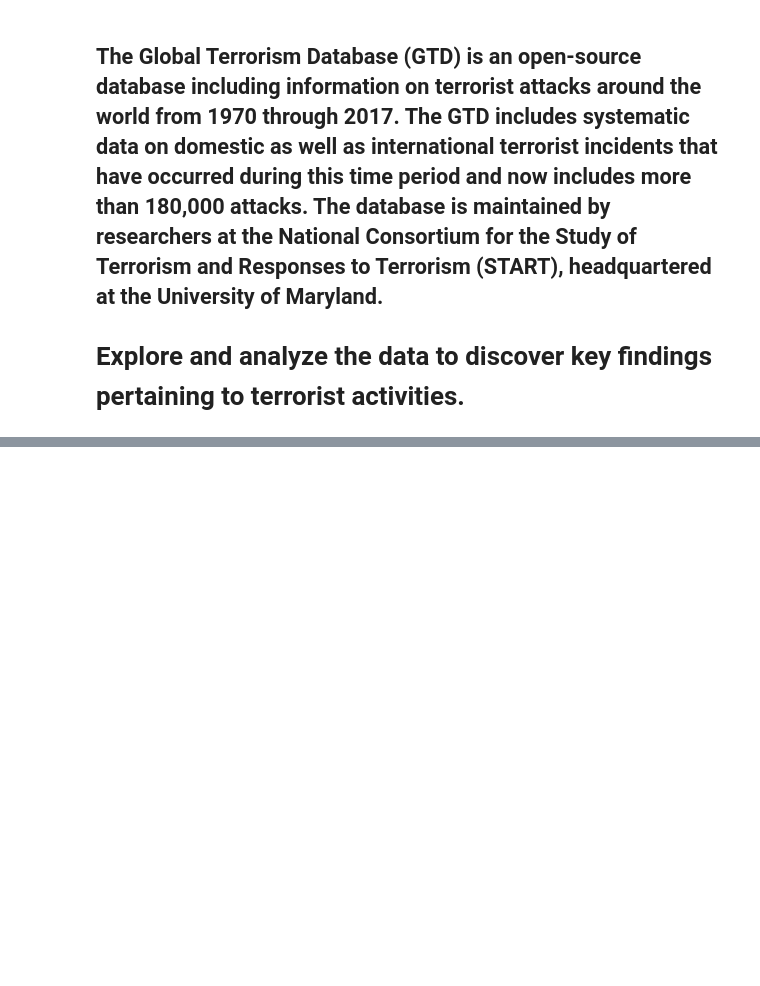
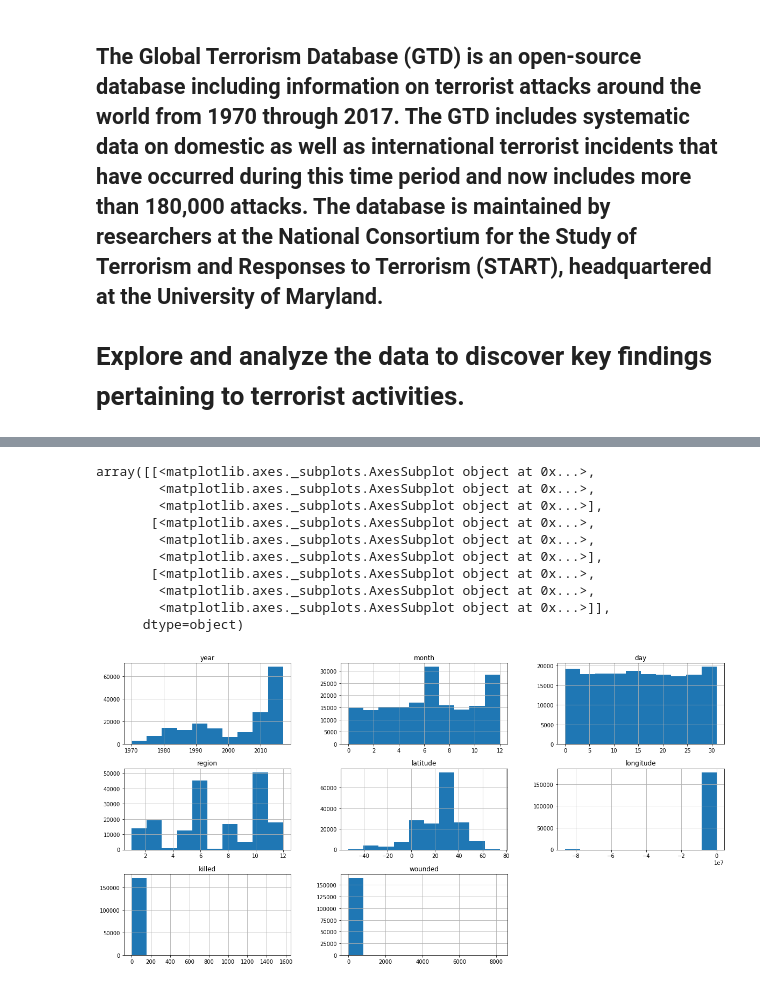
Before and after one commit to harshadsavle/EDA--global-terrorism-analysis, a Jupyter notebook: EDA_on_global_terrorism_harshad_savle_.ipynb, the cells around one changed output, grey strips where cells are left out. Cells and saved outputs as stored; diff of their text form; code cells hidden in the pictures; blank space fills up the shorter version.

```diff
--- a/EDA_on_global_terrorism_harshad_savle_.ipynb
+++ b/EDA_on_global_terrorism_harshad_savle_.ipynb
@@ -8,0 +21,3 @@
+# %%
+path='/content/drive/MyDrive/EDA 2 (GTA)/Copy of Global Terrorism Data.csv'
+df=pd.read_csv(path,encoding='latin-1')
@@ -8,0 +60,2 @@
+# %%
+df.rename(columns={'iyear':'Year','imonth':'Month','iday':'Day','country_txt':'Country','provstate':'state','region_txt':'Region','attacktype1_txt':'AttackType','target1':'Target','nkill':'Killed','nwound':'Wounded','summary':'Summary','gname':'Group','targtype1_txt':'Target_type','weaptype1_txt':'Weapon_type','motive':'Motive'},inplace=True)
@@ -8,0 +78,2 @@
+# %%
+df=df[['year','month','day','Country','state','region','city','latitude','longitude','attacktype','killed','wounded','target','Summary','group','target_type','weapon_type','Motive']]
@@ -8,0 +128,14 @@
+# %%
+df.hist(figsize=(20,10))
+# %% [output]
+array([[<matplotlib.axes._subplots.AxesSubplot object at 0x...>,
+        <matplotlib.axes._subplots.AxesSubplot object at 0x...>,
+        <matplotlib.axes._subplots.AxesSubplot object at 0x...>],
+       [<matplotlib.axes._subplots.AxesSubplot object at 0x...>,
+        <matplotlib.axes._subplots.AxesSubplot object at 0x...>,
+        <matplotlib.axes._subplots.AxesSubplot object at 0x...>],
+       [<matplotlib.axes._subplots.AxesSubplot object at 0x...>,
+        <matplotlib.axes._subplots.AxesSubplot object at 0x...>,
+        <matplotlib.axes._subplots.AxesSubplot object at 0x...>]],
+      dtype=object)
+[figure, added]
```
Also changed, not shown: parts of 13 cells of this notebook.
